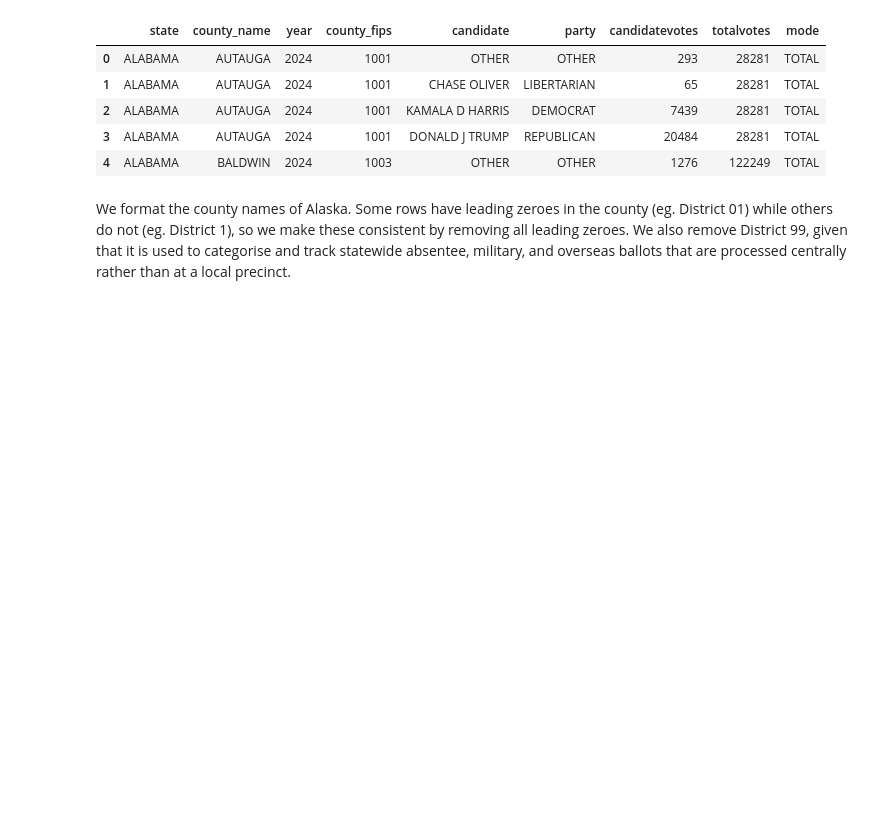
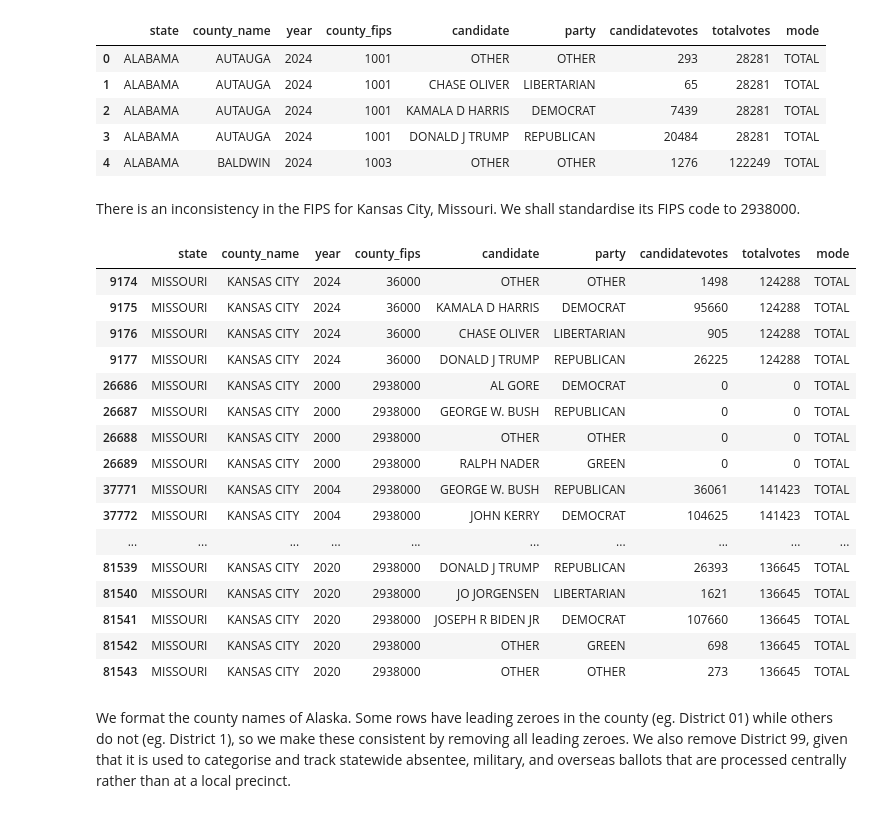
Before and after one commit to chiabingxuan/pollytics, a Jupyter notebook: src/backend/etl/us_county_pres_processing.ipynb, the cells around one changed output. Cells and saved outputs as stored; diff of their text form; code cells hidden in the pictures; blank space fills up the shorter version.

```diff
--- a/src/backend/etl/us_county_pres_processing.ipynb
+++ b/src/backend/etl/us_county_pres_processing.ipynb
@@ -45,3 +48,25 @@ pres_election_df.head()
 | 2 | ALABAMA | AUTAUGA | 2024 | 1001 | KAMALA D HARRIS | DEMOCRAT | 7439 | 28281 | TOTAL |
 | 3 | ALABAMA | AUTAUGA | 2024 | 1001 | DONALD J TRUMP | REPUBLICAN | 20484 | 28281 | TOTAL |
 | 4 | ALABAMA | BALDWIN | 2024 | 1003 | OTHER | OTHER | 1276 | 122249 | TOTAL |
+# %% [markdown]
+There is an inconsistency in the FIPS for Kansas City, Missouri. We shall standardise its FIPS code to 2938000.
+# %%
+pres_election_df[pres_election_df["county_name"] == "KANSAS CITY"]
+# %% [output]
+|  | state | county_name | year | county_fips | candidate | party | candidatevotes | totalvotes | mode |
+| 9174 | MISSOURI | KANSAS CITY | 2024 | 36000 | OTHER | OTHER | 1498 | 124288 | TOTAL |
+| 9175 | MISSOURI | KANSAS CITY | 2024 | 36000 | KAMALA D HARRIS | DEMOCRAT | 95660 | 124288 | TOTAL |
+| 9176 | MISSOURI | KANSAS CITY | 2024 | 36000 | CHASE OLIVER | LIBERTARIAN | 905 | 124288 | TOTAL |
+| 9177 | MISSOURI | KANSAS CITY | 2024 | 36000 | DONALD J TRUMP | REPUBLICAN | 26225 | 124288 | TOTAL |
+| 26686 | MISSOURI | KANSAS CITY | 2000 | 2938000 | AL GORE | DEMOCRAT | 0 | 0 | TOTAL |
+| 26687 | MISSOURI | KANSAS CITY | 2000 | 2938000 | GEORGE W. BUSH | REPUBLICAN | 0 | 0 | TOTAL |
+| 26688 | MISSOURI | KANSAS CITY | 2000 | 2938000 | OTHER | OTHER | 0 | 0 | TOTAL |
+| 26689 | MISSOURI | KANSAS CITY | 2000 | 2938000 | RALPH NADER | GREEN | 0 | 0 | TOTAL |
+| 37771 | MISSOURI | KANSAS CITY | 2004 | 2938000 | GEORGE W. BUSH | REPUBLICAN | 36061 | 141423 | TOTAL |
+| 37772 | MISSOURI | KANSAS CITY | 2004 | 2938000 | JOHN KERRY | DEMOCRAT | 104625 | 141423 | TOTAL |
+| ... | ... | ... | ... | ... | ... | ... | ... | ... | ... |
+| 81539 | MISSOURI | KANSAS CITY | 2020 | 2938000 | DONALD J TRUMP | REPUBLICAN | 26393 | 136645 | TOTAL |
+| 81540 | MISSOURI | KANSAS CITY | 2020 | 2938000 | JO JORGENSEN | LIBERTARIAN | 1621 | 136645 | TOTAL |
+| 81541 | MISSOURI | KANSAS CITY | 2020 | 2938000 | JOSEPH R BIDEN JR | DEMOCRAT | 107660 | 136645 | TOTAL |
+| 81542 | MISSOURI | KANSAS CITY | 2020 | 2938000 | OTHER | GREEN | 698 | 136645 | TOTAL |
+| 81543 | MISSOURI | KANSAS CITY | 2020 | 2938000 | OTHER | OTHER | 273 | 136645 | TOTAL |
```
Also changed, not shown: parts of 26 cells of this notebook, 2 other files.
